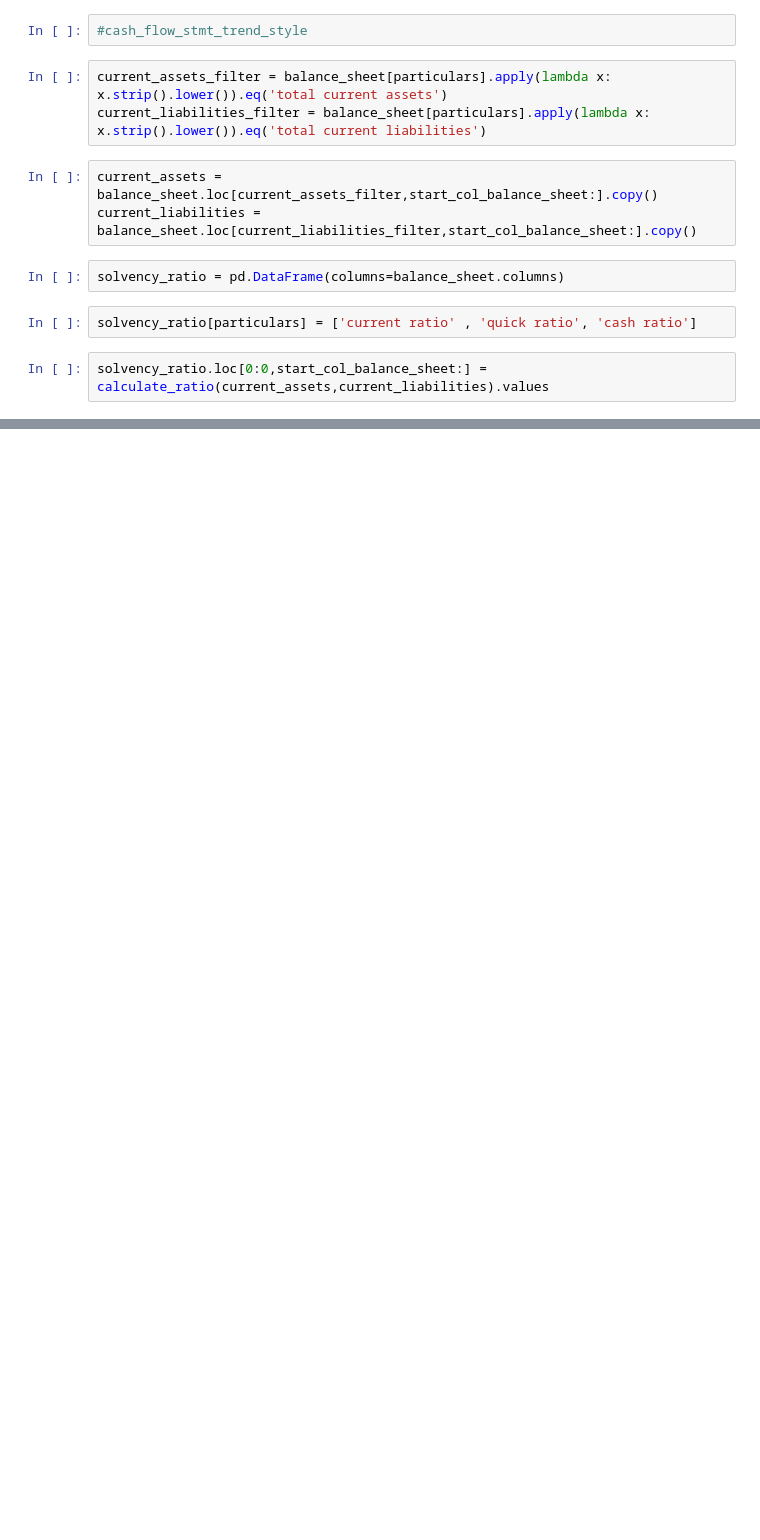
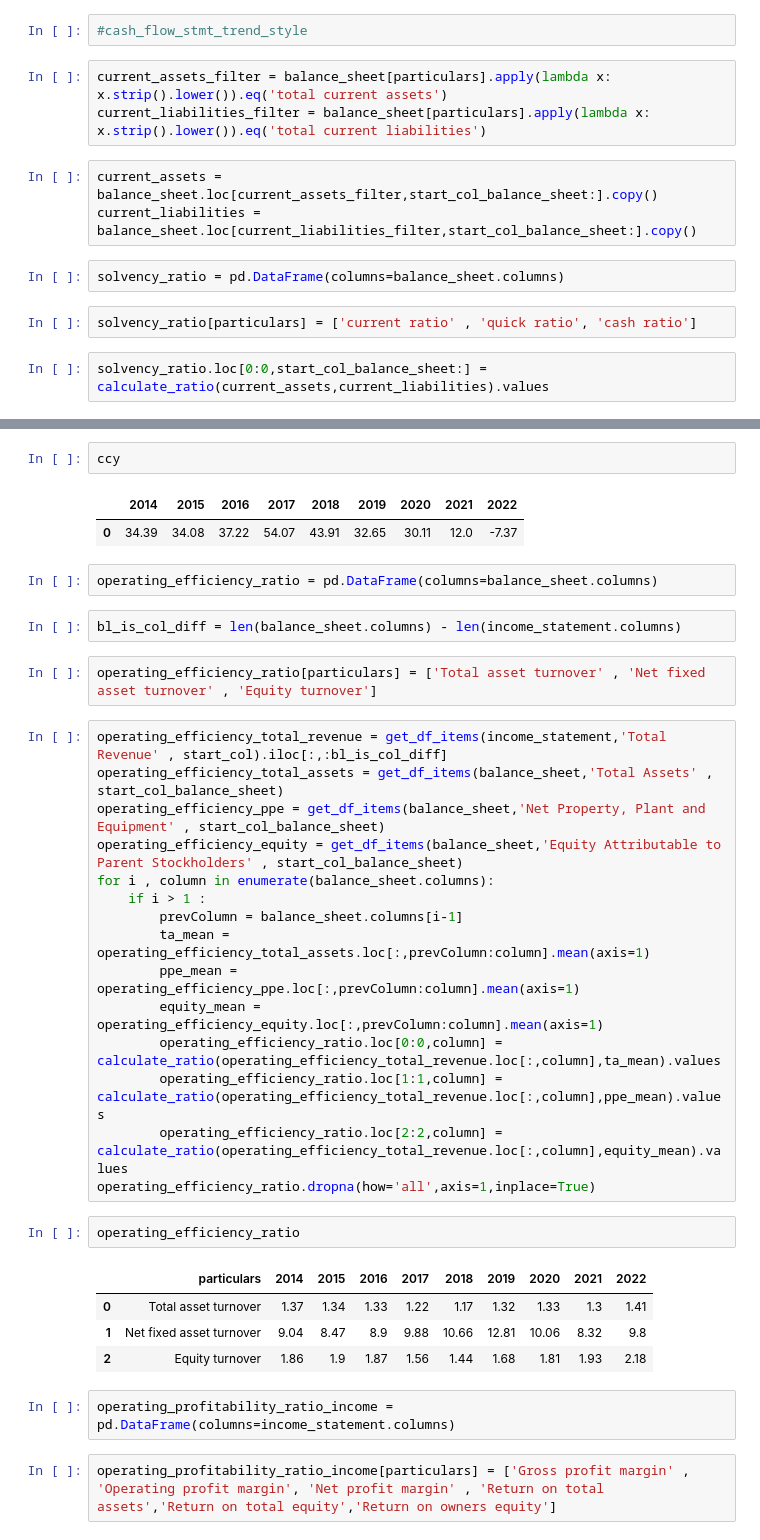
Before and after one commit to suraj49470/data-science, a Jupyter notebook: pandas-learnings/tcs-learning.ipynb, the cells around one changed output, grey strips where cells are left out. Saved outputs shown, nothing was run; the diff lists cells and outputs as text; blank space fills up the shorter version.

```diff
--- a/pandas-learnings/tcs-learning.ipynb
+++ b/pandas-learnings/tcs-learning.ipynb
@@ -358,0 +448,37 @@ solvency_ratio
+# %%
+ccy
+# %% [output]
+|  | 2014 | 2015 | 2016 | 2017 | 2018 | 2019 | 2020 | 2021 | 2022 |
+| 0 | 34.39 | 34.08 | 37.22 | 54.07 | 43.91 | 32.65 | 30.11 | 12.0 | -7.37 |
+# %%
+operating_efficiency_ratio = pd.DataFrame(columns=balance_sheet.columns)
+# %%
+bl_is_col_diff = len(balance_sheet.columns) - len(income_statement.columns)
+# %%
+operating_efficiency_ratio[particulars] = ['Total asset turnover' , 'Net fixed asset turnover' , 'Equity turnover']
+# %%
+operating_efficiency_total_revenue = get_df_items(income_statement,'Total Revenue' , start_col).iloc[:,:bl_is_col_diff]
+operating_efficiency_total_assets = get_df_items(balance_sheet,'Total Assets' , start_col_balance_sheet)
+operating_efficiency_ppe = get_df_items(balance_sheet,'Net Property, Plant and Equipment' , start_col_balance_sheet)
+operating_efficiency_equity = get_df_items(balance_sheet,'Equity Attributable to Parent Stockholders' , start_col_balance_sheet)
+for i , column in enumerate(balance_sheet.columns):
+    if i > 1 :
+        prevColumn = balance_sheet.columns[i-1]
+        ta_mean = operating_efficiency_total_assets.loc[:,prevColumn:column].mean(axis=1)
+        ppe_mean = operating_efficiency_ppe.loc[:,prevColumn:column].mean(axis=1)
+        equity_mean = operating_efficiency_equity.loc[:,prevColumn:column].mean(axis=1)
+        operating_efficiency_ratio.loc[0:0,column] = calculate_ratio(operating_efficiency_total_revenue.loc[:,column],ta_mean).values
+        operating_efficiency_ratio.loc[1:1,column] = calculate_ratio(operating_efficiency_total_revenue.loc[:,column],ppe_mean).values
+        operating_efficiency_ratio.loc[2:2,column] = calculate_ratio(operating_efficiency_total_revenue.loc[:,column],equity_mean).values
+operating_efficiency_ratio.dropna(how='all',axis=1,inplace=True)
+# %%
+operating_efficiency_ratio
+# %% [output]
+|  | particulars | 2014 | 2015 | 2016 | 2017 | 2018 | 2019 | 2020 | 2021 | 2022 |
+| 0 | Total asset turnover | 1.37 | 1.34 | 1.33 | 1.22 | 1.17 | 1.32 | 1.33 | 1.3 | 1.41 |
+| 1 | Net fixed asset turnover | 9.04 | 8.47 | 8.9 | 9.88 | 10.66 | 12.81 | 10.06 | 8.32 | 9.8 |
+| 2 | Equity turnover | 1.86 | 1.9 | 1.87 | 1.56 | 1.44 | 1.68 | 1.81 | 1.93 | 2.18 |
+# %%
+operating_profitability_ratio_income = pd.DataFrame(columns=income_statement.columns)
+# %%
+operating_profitability_ratio_income[particulars] = ['Gross profit margin' , 'Operating profit margin', 'Net profit margin' , 'Return on total assets','Return on total equity','Return on owners equity']
```
Also changed, not shown: parts of 46 cells of this notebook.
